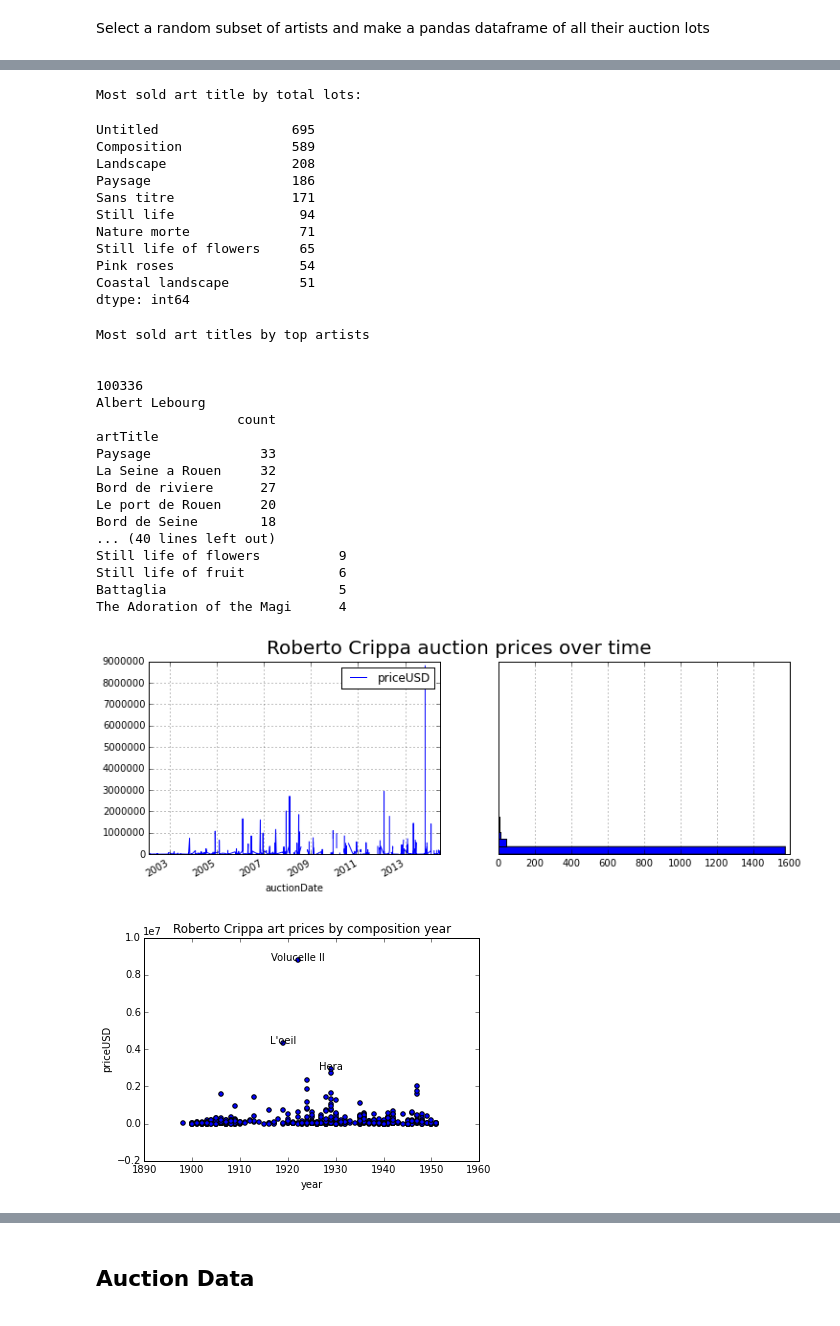
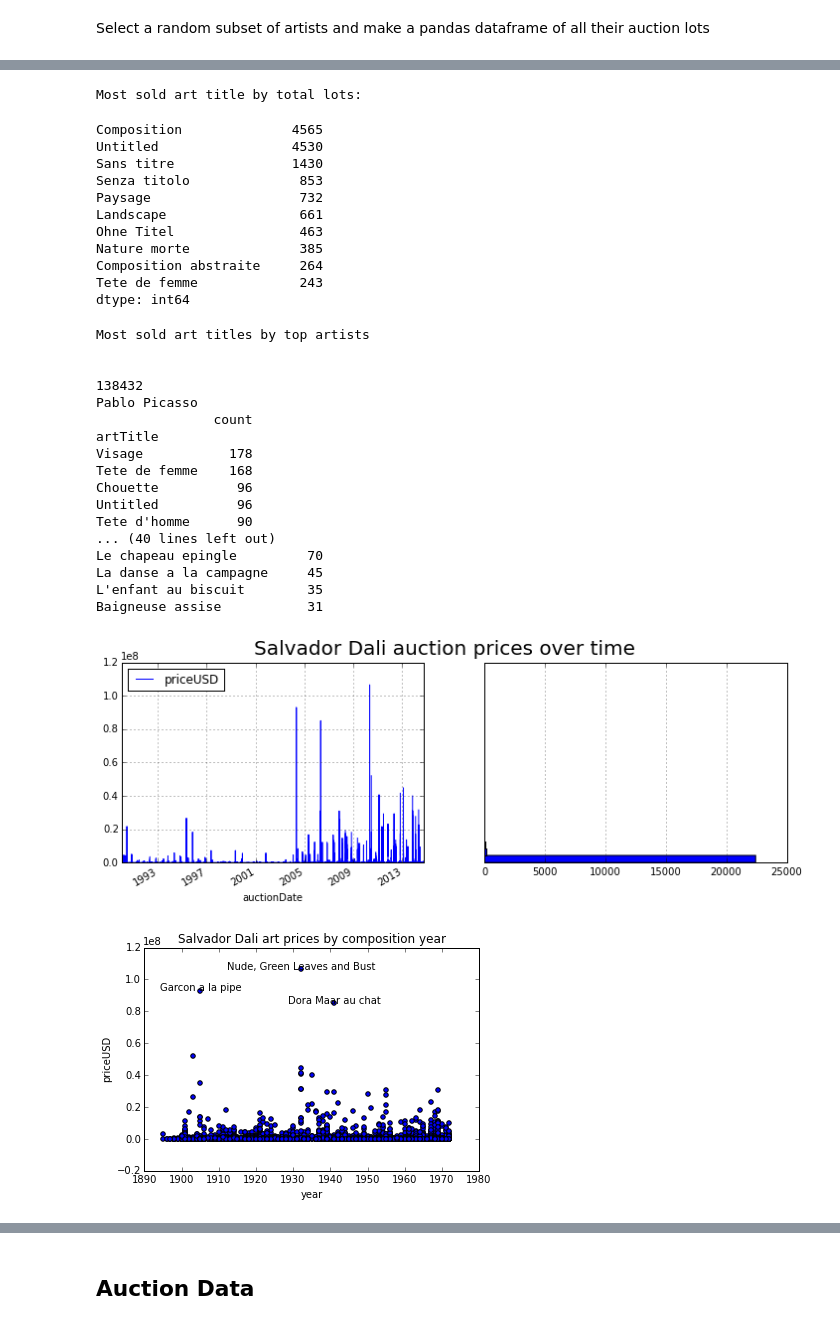
Before and after one commit to rhsimplex/artsift, a Jupyter notebook: Art Sales Analysis.ipynb, the cells around one changed output, grey strips where cells are left out. Drawn from its saved outputs; the diff is of its cells as text; code cells hidden in the pictures.

```diff
--- a/Art Sales Analysis.ipynb
+++ b/Art Sales Analysis.ipynb
@@ -14,7 +14,8 @@ Some basic counts:
 from os import listdir
 IMAGES_DIR = '/home/ryan/asi_images/' #full images under the 'full' subdirectory
 print 'Number of unique lots: %d' % c.count()
-print 'Max lot ID: %d' % c.find_one(sort=[('_id',-1)])['_id']
+max_artist = c.find_one(sort=[('_id',-1)])['_id']
+print 'Max lot ID: %d' % max_artist
 print 'Number of images scraped: %d' % len(listdir(IMAGES_DIR + 'full/'))
 #print 'Number of distinct art titles: %d' % len(c.distinct('artTitle'))
 # %% [output]
@@ -37,14 +38,20 @@ import pandas as pd
 import matplotlib.pyplot as plt
 from IPython.display import display, Image
 %matplotlib inline
-N_ARTISTS = 5000
+N_ARTISTS = 500
 
 #grab a few artists
-artists = np.random.choice(c.distinct('artistID'), N_ARTISTS)
+#artists = np.random.choice(c.distinct('artistID'), N_ARTISTS)
+lot_ids = np.random.randint(max_artist, size=N_ARTISTS)
 #make MongoDB cursor
+#cursor = c.find({'artistID':{'$in':list(artists)}})
+cursor = c.find({'_id':{'$in':list(lot_ids)}})
+df_return = pd.DataFrame(list(cursor))
+artists = np.unique(df_return.artistID.values)
 cursor = c.find({'artistID':{'$in':list(artists)}})
 df = pd.DataFrame(list(cursor))
+
 df.set_index('_id')
 
-print 'Loaded %d lots belonging to %d artists.' % (df.shape[0], N_ARTISTS)
+print 'Loaded %d lots belonging to %d artists.' % (df.shape[0], len(np.unique(df.artistID.values)))
 # %% [output]
@@ -84,16 +91,16 @@ print 'Most sold art title by total lots:'
 df.artTitle.value_counts().ix[:10]
 # %% [output]
 Most sold art title by total lots:
-Untitled                 695
-Composition              589
-Landscape                208
-Paysage                  186
-Sans titre               171
-Still life                94
-Nature morte              71
-Still life of flowers     65
-Pink roses                54
-Coastal landscape         51
+Composition              4565
+Untitled                 4530
+Sans titre               1430
+Senza titolo              853
+Paysage                   732
+Landscape                 661
+Ohne Titel                463
+Nature morte              385
+Composition abstraite     264
+Tete de femme             243
 dtype: int64
 # %%
 dfat = df[['artistID','artistName', 'artTitle']]
@@ -112,20 +119,20 @@ for i in range(len(top_artists[:5])):
 Most sold art titles by top artists
 
 
-100336
-Albert Lebourg
-                  count
+138432
+Pablo Picasso
+               count
 artTitle
-Paysage              33
-La Seine a Rouen     32
-Bord de riviere      27
-Le port de Rouen     20
-Bord de Seine        18
+Visage           178
+Tete de femme    168
+Chouette          96
+Untitled          96
+Tete d'homme      90
 ... (40 lines left out)
-Still life of flowers          9
-Still life of fruit            6
-Battaglia                      5
-The Adoration of the Magi      4
+Le chapeau epingle         70
+La danse a la campagne     45
+L'enfant au biscuit        35
+Baigneuse assise           31
 # %%
 def artist_plot(artist):
     fig, ax = plt.subplots(1,2)
@@ -168,13 +176,13 @@ def artists_works_plot(artist):
     plt.ylabel('priceUSD')
     plt.xlabel('year')
     plt.title('%s art prices by composition year' % dfat[dfat.artistID == top_artists[i]].iloc[0].artistName)
-    return top_pieces
+    return top_pieces, apt
 # %%
-artist = top_artists[1]
-artist_plot(artist)
+artist = top_artists[0]
+trend = artist_plot(artist)
 # %% [output]
-[figure, old version]
+[figure, new version]
 # %%
-top_pieces = artists_works_plot(artist)
+top_pieces, apt = artists_works_plot(artist)
 # %% [output]
-[figure, old version]
+[figure, new version]
```
Also changed, not shown: parts of 21 cells of this notebook, 1 other file.
